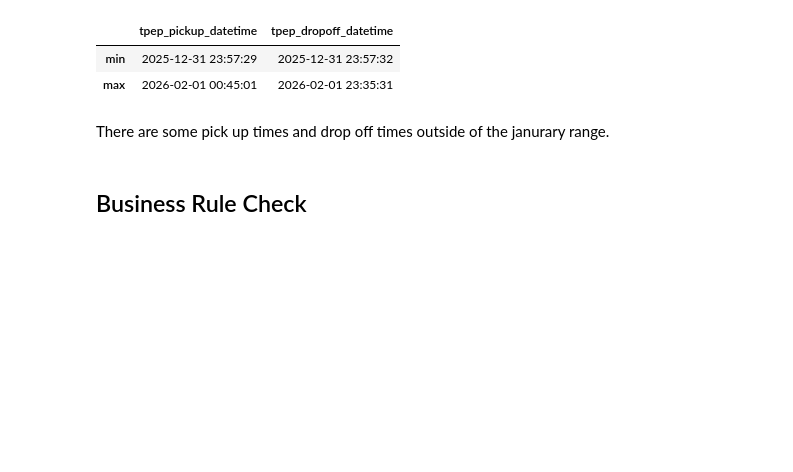
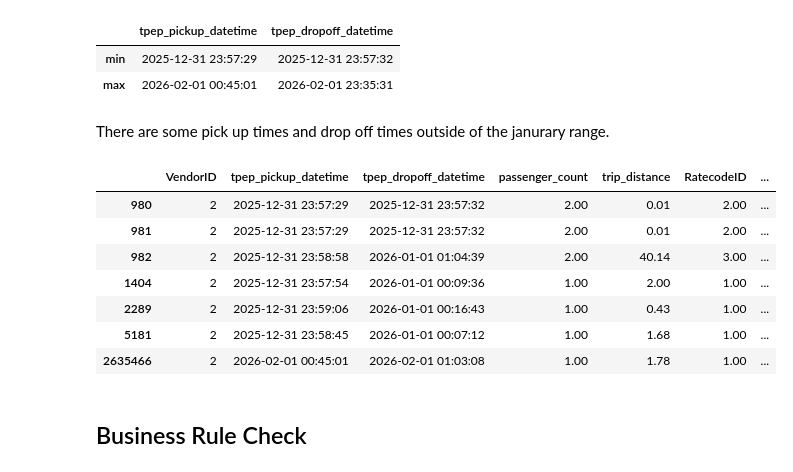
Before and after one commit to samuel54illinois/NYC_TLC_Trip_Record_Analysis, a Jupyter notebook: notebook_analysis/0_data_audit.ipynb, the cells around one changed output. Cells and saved outputs as stored; diff of their text form; code cells hidden in the pictures; blank space fills up the shorter version.

Commit message:
date time check continued

```diff
--- a/notebook_analysis/0_data_audit.ipynb
+++ b/notebook_analysis/0_data_audit.ipynb
@@ -446,6 +453,21 @@ yellow_trip_data[["tpep_pickup_datetime", "tpep_dropoff_datetime"]].agg(["min",
 | max | 2026-02-01 00:45:01 | 2026-02-01 23:35:31 |
 # %% [markdown]
 There are some pick up times and drop off times outside of the janurary range.
+# %%
+start_date = pd.Timestamp("2026-01-01")
+end_date = pd.Timestamp("2026-02-01")
+
+outside_january_pickup = yellow_trip_data[(yellow_trip_data['tpep_pickup_datetime'] < start_date) | (yellow_trip_data['tpep_pickup_datetime'] >= end_date)]
+outside_january_pickup
+# %% [output]
+|  | VendorID | tpep_pickup_datetime | tpep_dropoff_datetime | passenger_count | trip_distance | RatecodeID | ... |
+| 980 | 2 | 2025-12-31 23:57:29 | 2025-12-31 23:57:32 | 2.00 | 0.01 | 2.00 | ... |
+| 981 | 2 | 2025-12-31 23:57:29 | 2025-12-31 23:57:32 | 2.00 | 0.01 | 2.00 | ... |
+| 982 | 2 | 2025-12-31 23:58:58 | 2026-01-01 01:04:39 | 2.00 | 40.14 | 3.00 | ... |
+| 1404 | 2 | 2025-12-31 23:57:54 | 2026-01-01 00:09:36 | 1.00 | 2.00 | 1.00 | ... |
+| 2289 | 2 | 2025-12-31 23:59:06 | 2026-01-01 00:16:43 | 1.00 | 0.43 | 1.00 | ... |
+| 5181 | 2 | 2025-12-31 23:58:45 | 2026-01-01 00:07:12 | 1.00 | 1.68 | 1.00 | ... |
+| 2635466 | 2 | 2026-02-01 00:45:01 | 2026-02-01 01:03:08 | 1.00 | 1.78 | 1.00 | ... |
 # %% [markdown]
 ## Business Rule Check
 # %%
```
Also changed, not shown: parts of 4 cells of this notebook.
